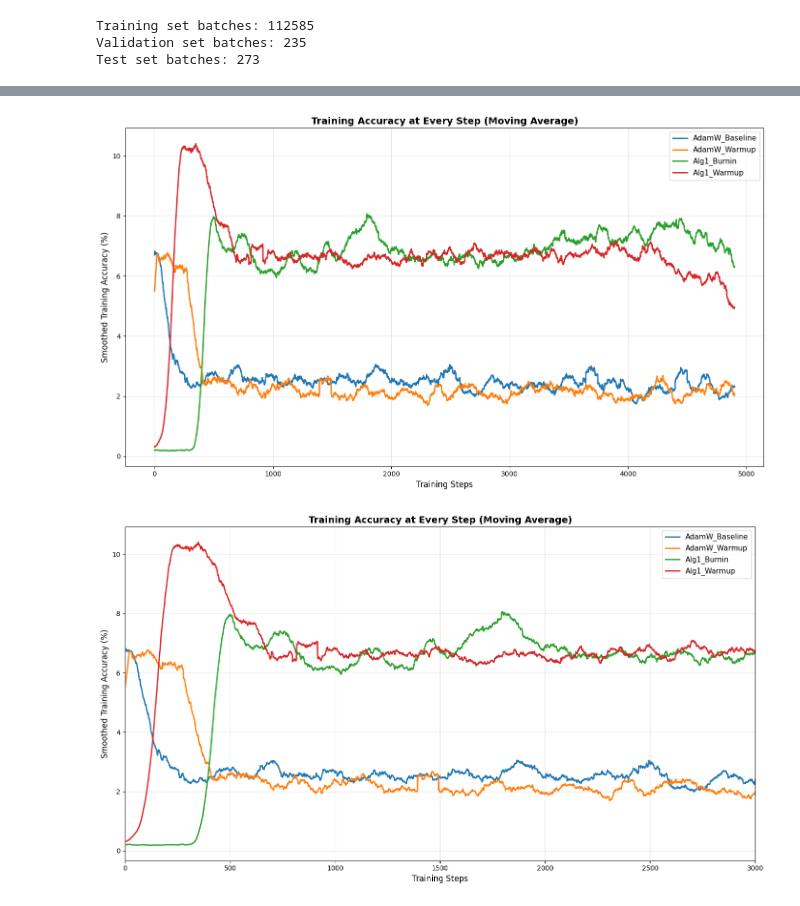
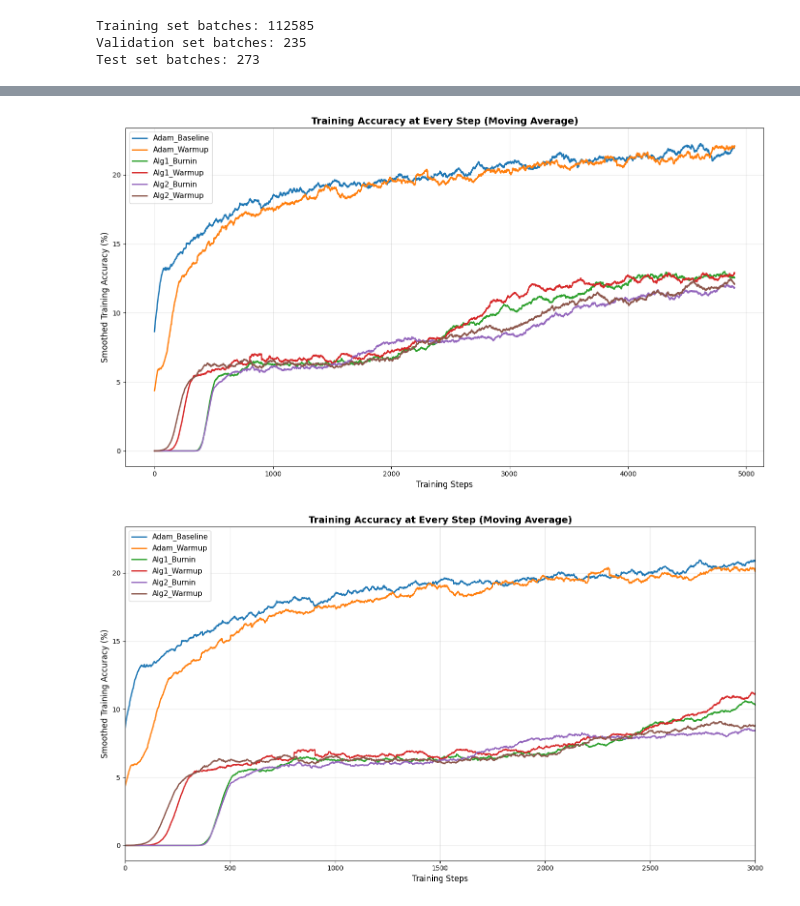
Before and after one commit to zochowskitomasz/OptimizationDataAnalysis, a Jupyter notebook: smallGPT/smallgpt-training-adam-new.ipynb, the cells around one changed output, grey strips where cells are left out. Cells and saved outputs as stored; diff of their text form; code cells hidden in the pictures.

```diff
--- a/smallGPT/smallgpt-training-adam-new.ipynb
+++ b/smallGPT/smallgpt-training-adam-new.ipynb
@@ -564,7 +492,7 @@ plt.figure(figsize=(14, 8))
 
 for name, _, _, _ in TEST_CONFIGS:
     try:
-        train_loss_data = np.loadtxt(f"train_loss_{name}.txt")
+        train_loss_data = np.loadtxt(f"smallgpt-results/train_loss_{name}.txt")
         plt.plot(train_loss_data, label=f"{name}", linewidth=2)
     except FileNotFoundError:
         print(f"File not found: train_loss_{name}.txt")
@@ -586,8 +514,8 @@ plt.figure(figsize=(12, 7))
 
 for name, _, _, _ in TEST_CONFIGS:
     try:
-        val_acc_data = np.loadtxt(f"val_acc_{name}.txt")
-        train_loss_data = np.loadtxt(f"train_loss_{name}.txt")
+        val_acc_data = np.loadtxt(f"smallgpt-results/val_acc_{name}.txt")
+        train_loss_data = np.loadtxt(f"smallgpt-results/train_loss_{name}.txt")
 
         epochs_count = len(val_acc_data)
         total_steps = len(train_loss_data)
@@ -627,7 +555,7 @@ plt.figure(figsize=(14, 8))
 
 for name, _, _, _ in TEST_CONFIGS:
     try:
-        train_acc_data = np.loadtxt(f"train_acc_{name}.txt")
+        train_acc_data = np.loadtxt(f"smallgpt-results/train_acc_{name}.txt")
 
         smoothed_acc = smooth_curve(train_acc_data * 100, window_size=100)
         steps_x = np.arange(len(smoothed_acc))
@@ -646,7 +574,7 @@ plt.tight_layout()
 plt.savefig('train_accuracy_smoothed.png', dpi=300)
 plt.show()
 # %% [output]
-[figure, old version]
+[figure, new version]
 # %%
 import matplotlib.pyplot as plt
 import numpy as np
@@ -655,32 +583,32 @@ def smooth_curve(points, window_size=50):
     valid_points = points[~np.isnan(points)]
 
     if len(valid_points) < window_size:
         return valid_points
 
     smoothed_points = np.convolve(valid_points, np.ones(window_size)/window_size, mode='valid')
     return smoothed_points
 
 plt.figure(figsize=(14, 8))
 
 for name, _, _, _ in TEST_CONFIGS:
     try:
-        train_acc_data = np.loadtxt(f"train_acc_{name}.txt")
+        train_acc_data = np.loadtxt(f"smallgpt-results/train_acc_{name}.txt")
 
         smoothed_acc = smooth_curve(train_acc_data * 100, window_size=100)
         steps_x = np.arange(len(smoothed_acc))
 
         plt.plot(steps_x, smoothed_acc, label=f"{name}", linewidth=2)
     except FileNotFoundError:
         pass
 
 plt.xlabel("Training Steps", fontsize=12)
 plt.ylabel("Smoothed Training Accuracy (%)", fontsize=12)
 plt.title("Training Accuracy at Every Step (Moving Average)", fontsize=14, fontweight='bold')
 plt.legend(fontsize=11)
 plt.grid(True, alpha=0.3)
 plt.tight_layout()
 plt.xlim(0, 3000)
 plt.savefig('train_accuracy_smoothed_zoom.png', dpi=300)
 plt.show()
 # %% [output]
-[figure, old version]
+[figure, new version]
```
Also changed, not shown: parts of 4 cells of this notebook, 45 other files.
